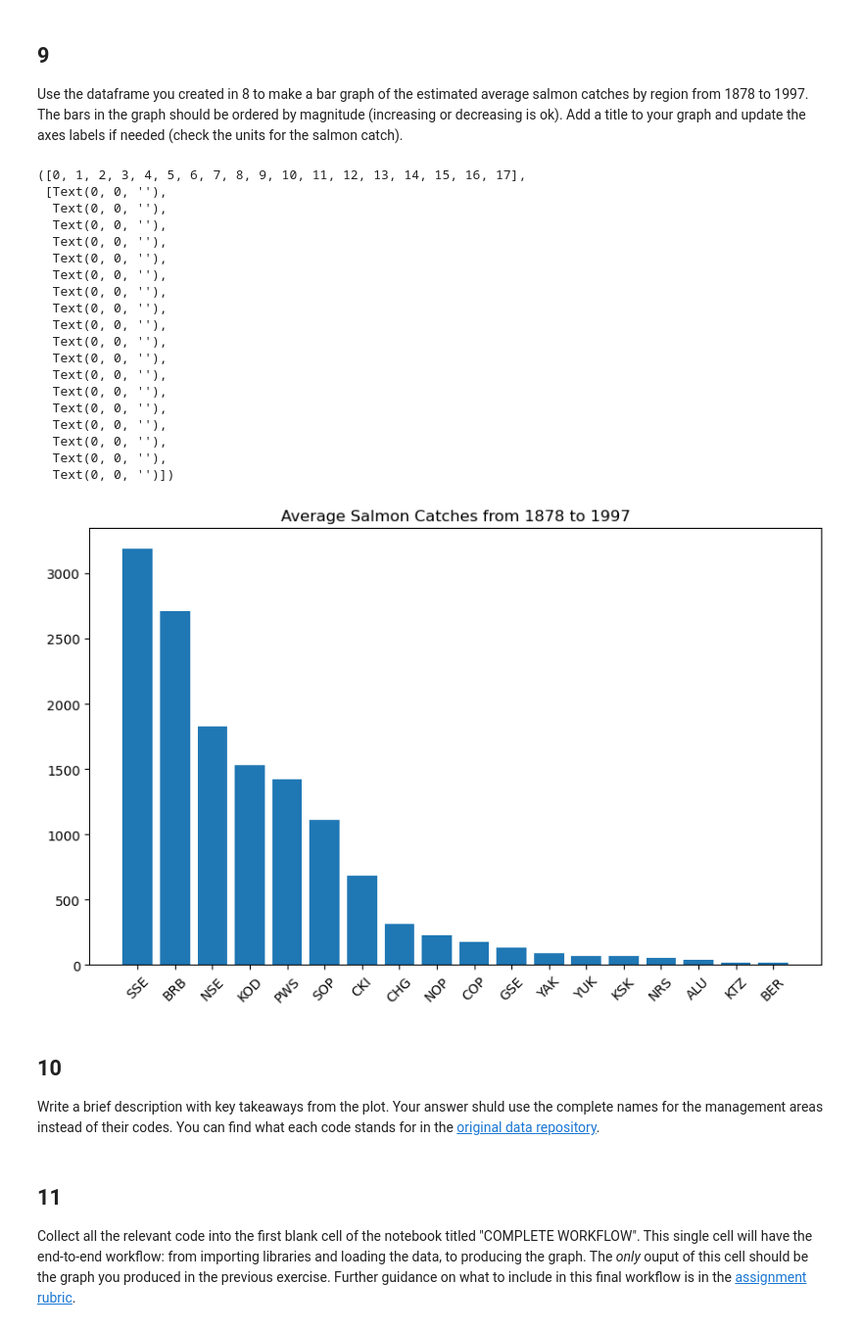
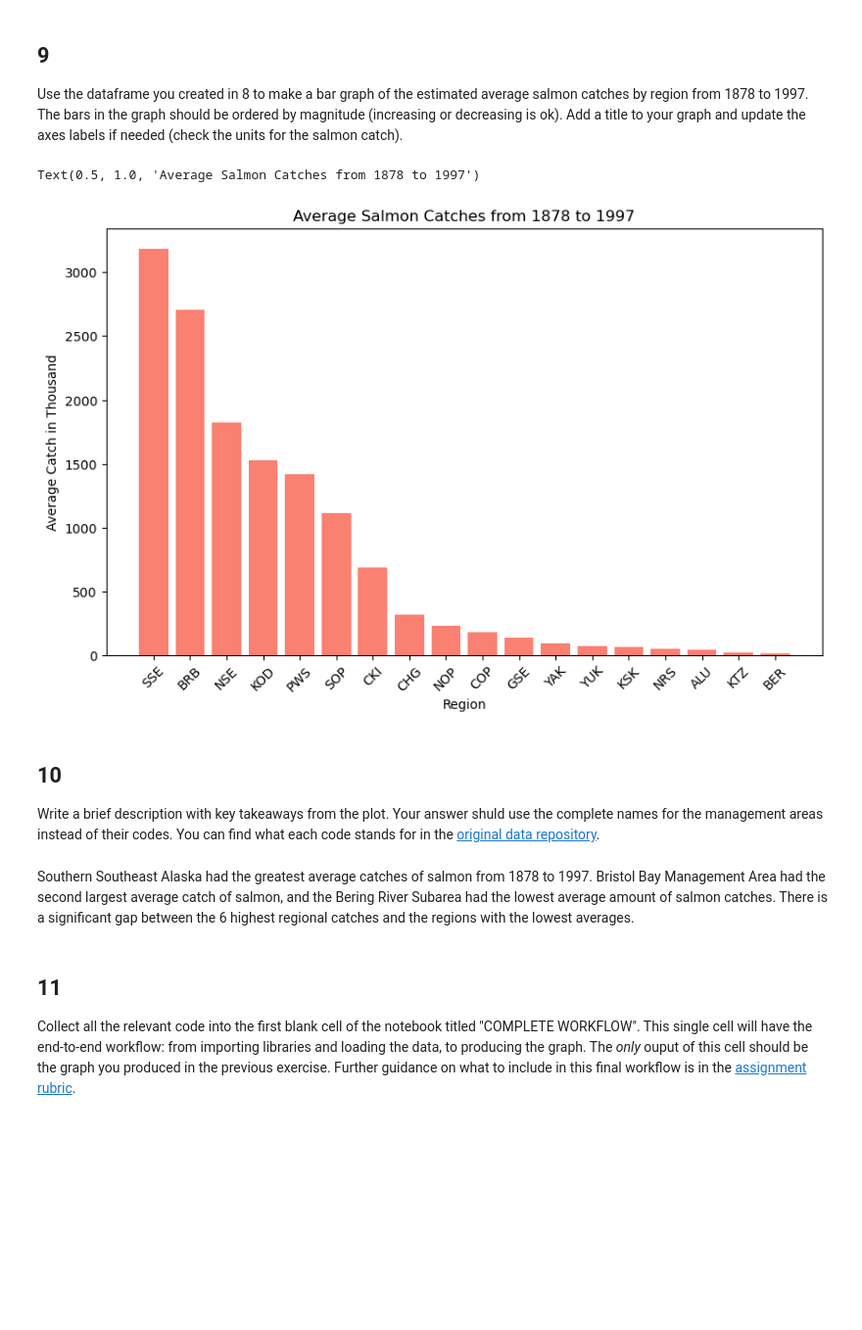
Before and after one commit to bgrazda/eds220-hwk2, a Jupyter notebook: hwk2-task2-salmon.ipynb, the cells around one changed output. Shown at 98% size. Saved outputs shown, nothing was run; the diff lists cells and outputs as text; code cells hidden in the pictures; blank space fills up the shorter version.

```diff
--- a/hwk2-task2-salmon.ipynb
+++ b/hwk2-task2-salmon.ipynb
@@ -238,37 +263,22 @@ avg_region
 
 Use the dataframe you created in 8 to make a bar graph of the estimated average salmon catches by region from 1878 to 1997. The bars in the graph should be ordered by magnitude (increasing or decreasing is ok). Add a title  to your graph and update the axes labels if needed (check the units for the salmon catch).
 # %%
-#avg_region.sort_values(avg_region['Count'], ascending=False, inplace=True)
+# Declare fig size that we want to visualize with descending averages per region
 plt.figure(figsize = (10,6))
 avg_region = avg_region.sort_values('Catch', ascending= False)
 
+# Matplotlib bar method, tick marks are overlapping with each other so we have to specify rotation
 plt.bar(data = avg_region,
         x = 'Region',
-        height = 'Catch')
-
+        height = 'Catch',
+       color = 'salmon')
+plt.xticks(rotation = 45)
+plt.xlabel('Region')
+plt.ylabel('Average Catch in Thousand')
 plt.title('Average Salmon Catches from 1878 to 1997')
-plt.xticks(rotation = 45)
 # %% [output]
-([0, 1, 2, 3, 4, 5, 6, 7, 8, 9, 10, 11, 12, 13, 14, 15, 16, 17],
- [Text(0, 0, ''),
-  Text(0, 0, ''),
-  Text(0, 0, ''),
-  Text(0, 0, ''),
-  Text(0, 0, ''),
-  Text(0, 0, ''),
-  Text(0, 0, ''),
-  Text(0, 0, ''),
-  Text(0, 0, ''),
-  Text(0, 0, ''),
-  Text(0, 0, ''),
-  Text(0, 0, ''),
-  Text(0, 0, ''),
-  Text(0, 0, ''),
-  Text(0, 0, ''),
-  Text(0, 0, ''),
-  Text(0, 0, ''),
-  Text(0, 0, '')])
+Text(0.5, 1.0, 'Average Salmon Catches from 1878 to 1997')
-[figure, old version]
+[figure, new version]
 # %% [markdown]
 <!-- END QUESTION -->
 
@@ -277,6 +287,8 @@ plt.xticks(rotation = 45)
 ## 10
 
 Write a brief description with key takeaways from the plot. Your answer shuld use the complete names for the management areas instead of their codes. You can find what each code stands for in the [original data repository](https://knb.ecoinformatics.org/view/df35b.304.2#df35b.303.1).
+# %% [markdown]
+Southern Southeast Alaska had the greatest average catches of salmon from 1878 to 1997. Bristol Bay Management Area had the second largest average catch of salmon, and the Bering River Subarea had the lowest average amount of salmon catches. There is a significant gap between the 6 highest regional catches and the regions with the lowest averages.
 # %% [markdown]
 ## 11
 
```
Also changed, not shown: parts of 4 cells of this notebook, 1 other file.
